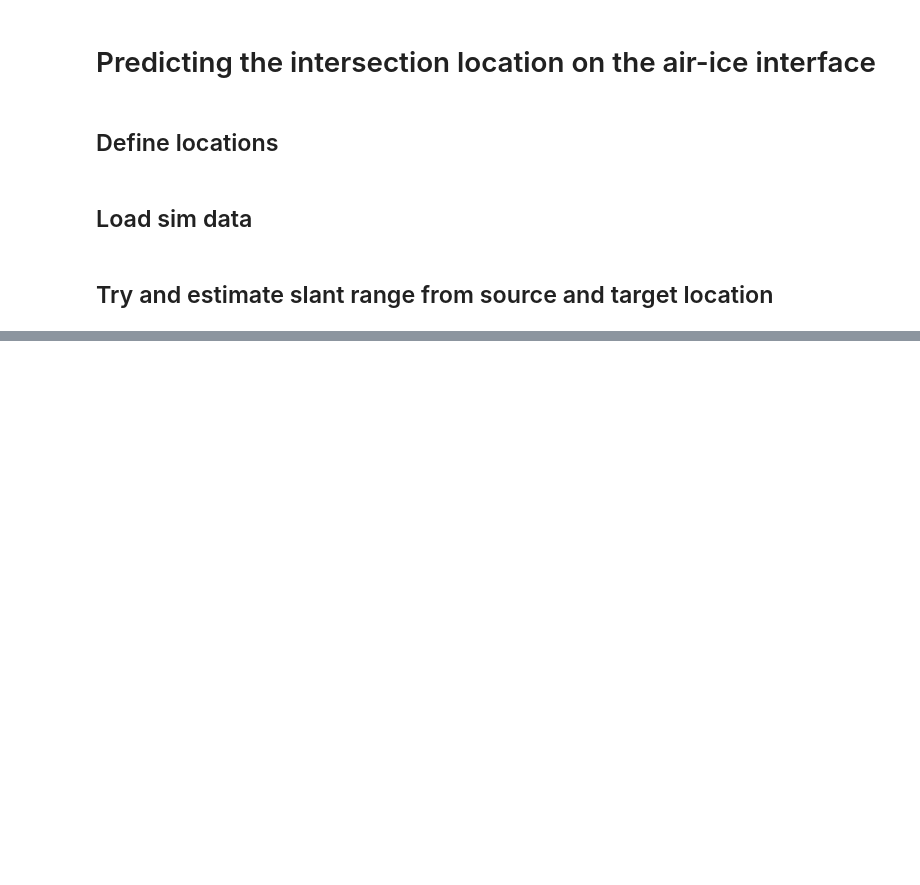
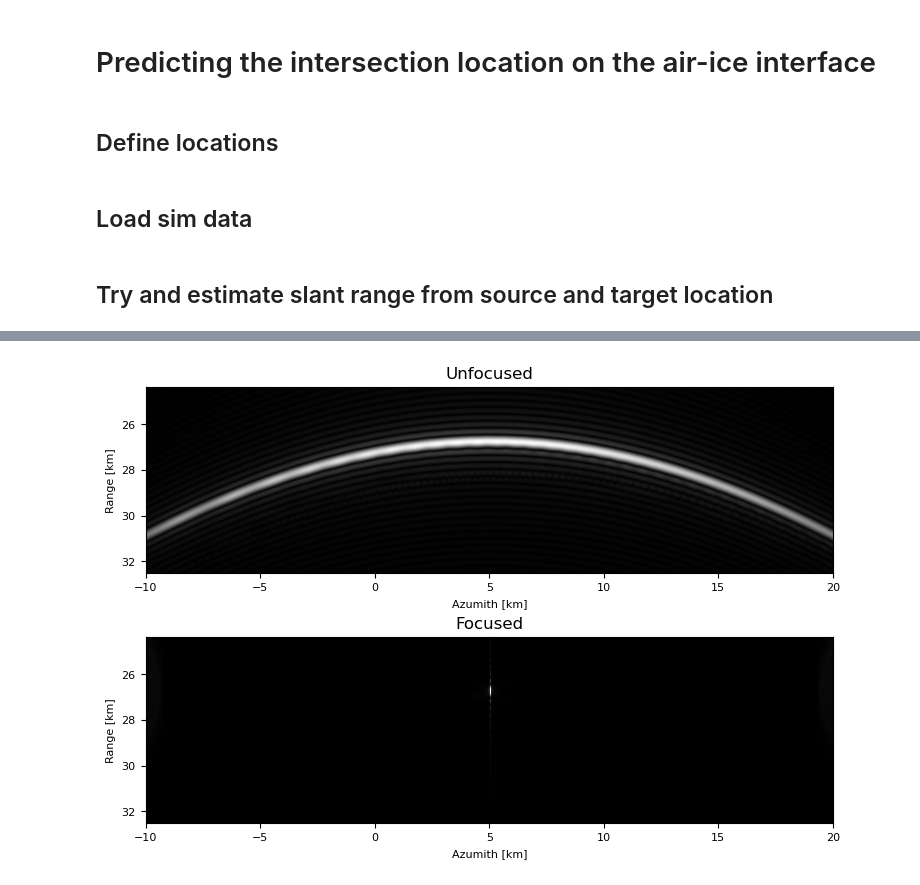
Before and after one commit to Nacnud04/EuropaRaypaths, a Jupyter notebook: examples/focusing/FocusGeometry.ipynb, the cells around one changed output, grey strips where cells are left out. Cells and saved outputs as stored; diff of their text form; code cells hidden in the pictures; blank space fills up the shorter version.

```diff
--- a/examples/focusing/FocusGeometry.ipynb
+++ b/examples/focusing/FocusGeometry.ipynb
@@ -27,0 +42,37 @@ plt.show()
+# %%
+k = (2 * np.pi) / 33.3
+match_filter_anl = np.exp(-2j * k * sltrng_ests)
+# %%
+rdrgrm = np.load("rdrgrm.npy")
+# %%
+c        = 299792458 # speed of light [m/s]
+f_y, y_x = 959, 50   # what pixel to focus? (range bin, trace)
+lam      = 33.3      # wavelength [m]
+rng_st   = 20e3      # starting range [m]
+rng_en   = 50e3      # ending range [m]
+rng_res  = 300       # range resolution [m]
+sampl    = 48e6      # sampling rate [Hz]
+dt       = 1 / sampl # time interval [s]
+dt_m     = dt * c    # space interval [m]
+
+# how many range bins?
+rb = int(((rng_en - rng_st) / c) / (1 / sampl))
+
+slant_rb = ((sltrng - rng_st) // dt_m).astype(int)
+# %%
+focused = focus_jit(rdrgrm, slant_rb, match_filter_anl, 4803)
+# %%
+extent = (-10, 20, rng_en/1e3, rng_st/1e3)
+fig, ax = plt.subplots(2, figsize=(10, 5), constrained_layout=True)
+ax[0].imshow(np.abs(rdrgrm), cmap="gray", aspect=1, extent=extent)
+ax[0].set_title("Unfocused")
+ax[1].imshow(np.abs(focused), cmap="gray", aspect=1, vmax=1.5e-13, extent=extent)
+ax[1].set_title("Focused")
+for a in ax:
+    a.set_ylim((rng_st + 2000 * dt_m)/1e3, (rng_st + 700 * dt_m)/1e3)
+    a.set_xlabel("Azumith [km]", fontsize=8)
+    a.set_ylabel("Range [km]", fontsize=8)
+    a.tick_params(labelsize=8)
+plt.show()
+# %% [output]
+[figure, added]
```
Also changed, not shown: parts of 4 cells of this notebook, 4 other files.
